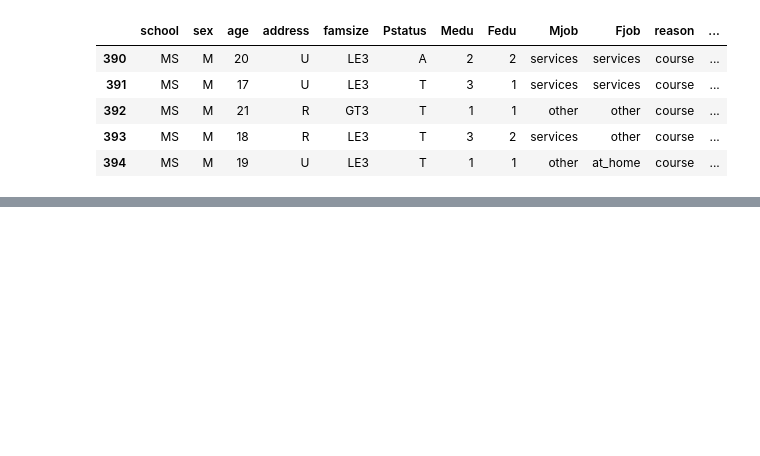
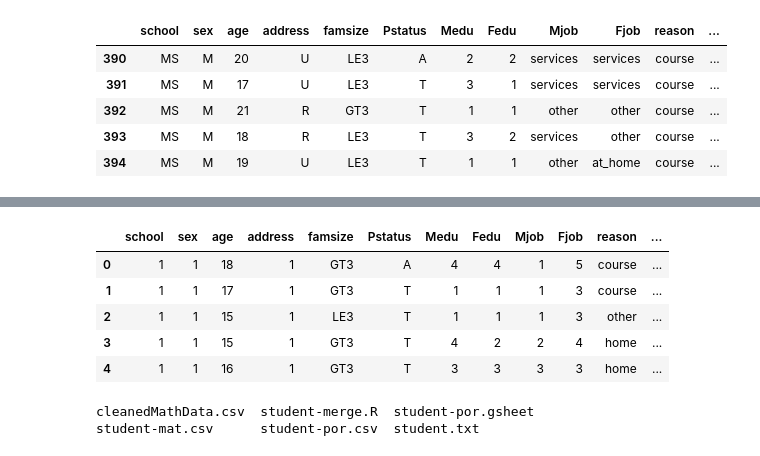
Before and after one commit to bikash086-ctrl/ML.now_GirlScript, a Jupyter notebook: EDA.ipynb, the cells around one changed output, grey strips where cells are left out. Drawn from its saved outputs; the diff is of its cells as text; code cells hidden in the pictures; blank space fills up the shorter version.

```diff
--- a/EDA.ipynb
+++ b/EDA.ipynb
@@ -33,0 +89,9 @@ MathData.tail()
+# %%
+MathData.head()
+# %% [output]
+|  | school | sex | age | address | famsize | Pstatus | Medu | Fedu | Mjob | Fjob | reason | ... |
+| 0 | 1 | 1 | 18 | 1 | GT3 | A | 4 | 4 | 1 | 5 | course | ... |
+| 1 | 1 | 1 | 17 | 1 | GT3 | T | 1 | 1 | 1 | 3 | course | ... |
+| 2 | 1 | 1 | 15 | 1 | LE3 | T | 1 | 1 | 1 | 3 | other | ... |
+| 3 | 1 | 1 | 15 | 1 | GT3 | T | 4 | 2 | 2 | 4 | home | ... |
+| 4 | 1 | 1 | 16 | 1 | GT3 | T | 3 | 3 | 3 | 3 | home | ... |
@@ -33,0 +100,5 @@ MathData.tail()
+# %%
+ls
+# %% [output]
+cleanedMathData.csv  student-merge.R  student-por.gsheet
+student-mat.csv      student-por.csv  student.txt
```
Also changed, not shown: parts of 6 cells of this notebook.
